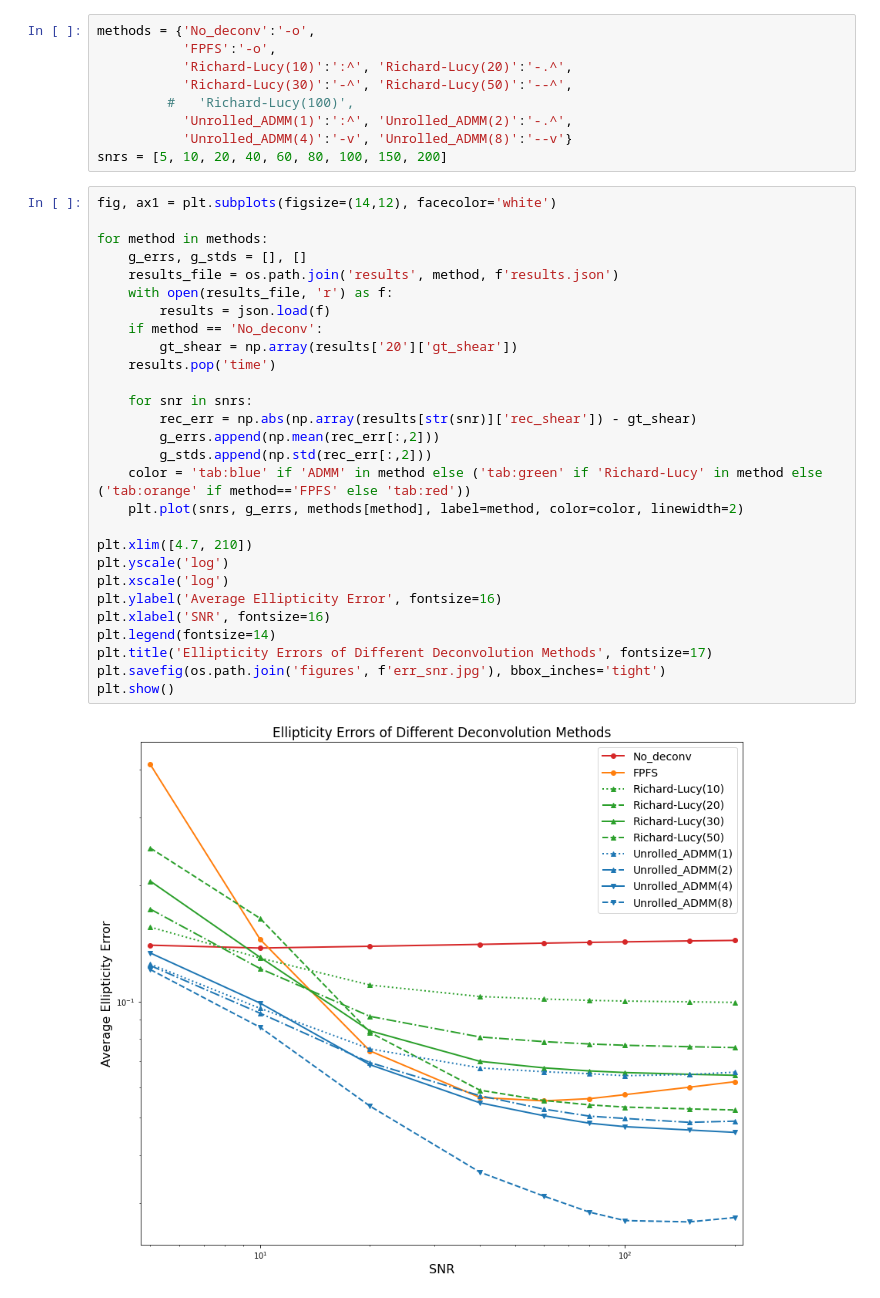
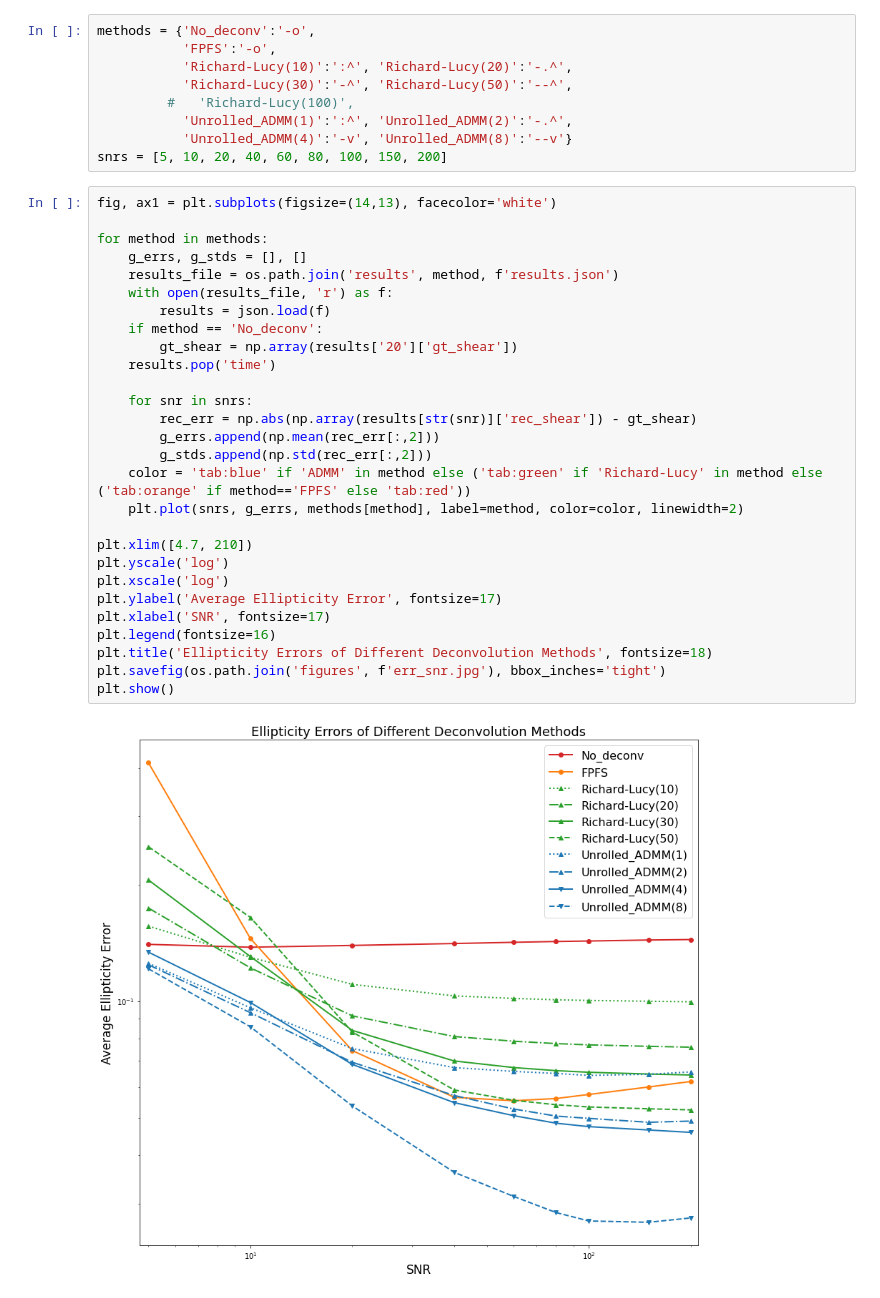
Before and after one commit to Lukeli0425/Galaxy-Deconv, a Jupyter notebook: error_snr.ipynb, the cells around one changed output. Saved outputs shown, nothing was run; the diff lists cells and outputs as text.

Commit message:
update plots

```diff
--- a/error_snr.ipynb
+++ b/error_snr.ipynb
@@ -16,32 +16,32 @@ methods = {'No_deconv':'-o',
            'Unrolled_ADMM(4)':'-v', 'Unrolled_ADMM(8)':'--v'}
 snrs = [5, 10, 20, 40, 60, 80, 100, 150, 200]
 # %%
-fig, ax1 = plt.subplots(figsize=(14,12), facecolor='white')
+fig, ax1 = plt.subplots(figsize=(14,13), facecolor='white')
 
 for method in methods:
     g_errs, g_stds = [], []
     results_file = os.path.join('results', method, f'results.json')
     with open(results_file, 'r') as f:
         results = json.load(f)
     if method == 'No_deconv':
         gt_shear = np.array(results['20']['gt_shear'])
     results.pop('time')
 
     for snr in snrs:
         rec_err = np.abs(np.array(results[str(snr)]['rec_shear']) - gt_shear)
         g_errs.append(np.mean(rec_err[:,2]))
         g_stds.append(np.std(rec_err[:,2]))
     color = 'tab:blue' if 'ADMM' in method else ('tab:green' if 'Richard-Lucy' in method else ('tab:orange' if method=='FPFS' else 'tab:red'))
     plt.plot(snrs, g_errs, methods[method], label=method, color=color, linewidth=2)
 
 plt.xlim([4.7, 210])
 plt.yscale('log')
 plt.xscale('log')
-plt.ylabel('Average Ellipticity Error', fontsize=16)
-plt.xlabel('SNR', fontsize=16)
-plt.legend(fontsize=14)
-plt.title('Ellipticity Errors of Different Deconvolution Methods', fontsize=17)
+plt.ylabel('Average Ellipticity Error', fontsize=17)
+plt.xlabel('SNR', fontsize=17)
+plt.legend(fontsize=16)
+plt.title('Ellipticity Errors of Different Deconvolution Methods', fontsize=18)
 plt.savefig(os.path.join('figures', f'err_snr.jpg'), bbox_inches='tight')
 plt.show()
 # %% [output]
-[figure, old version]
+[figure, new version]
```
Also changed, not shown: 14 other files.
